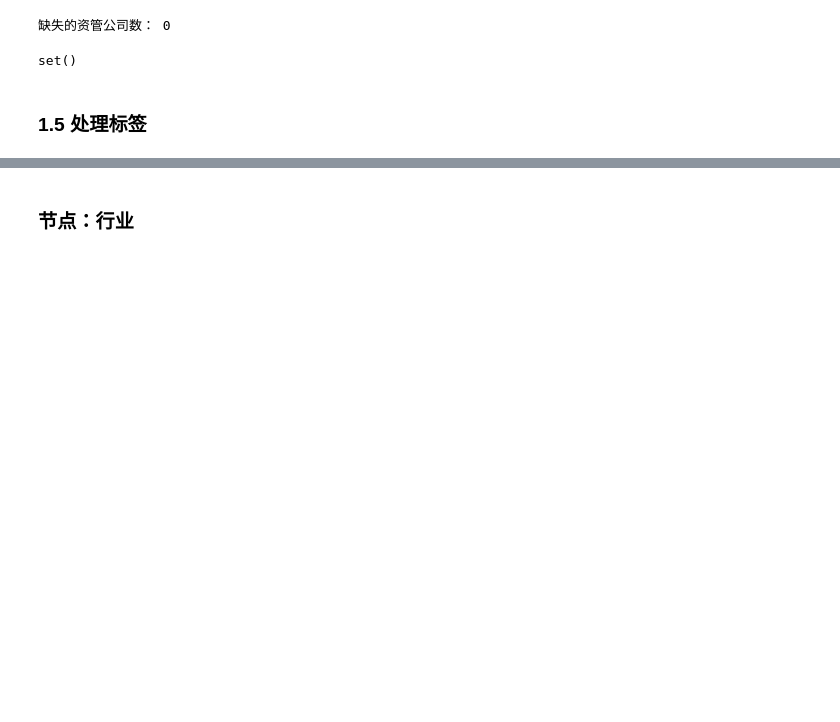
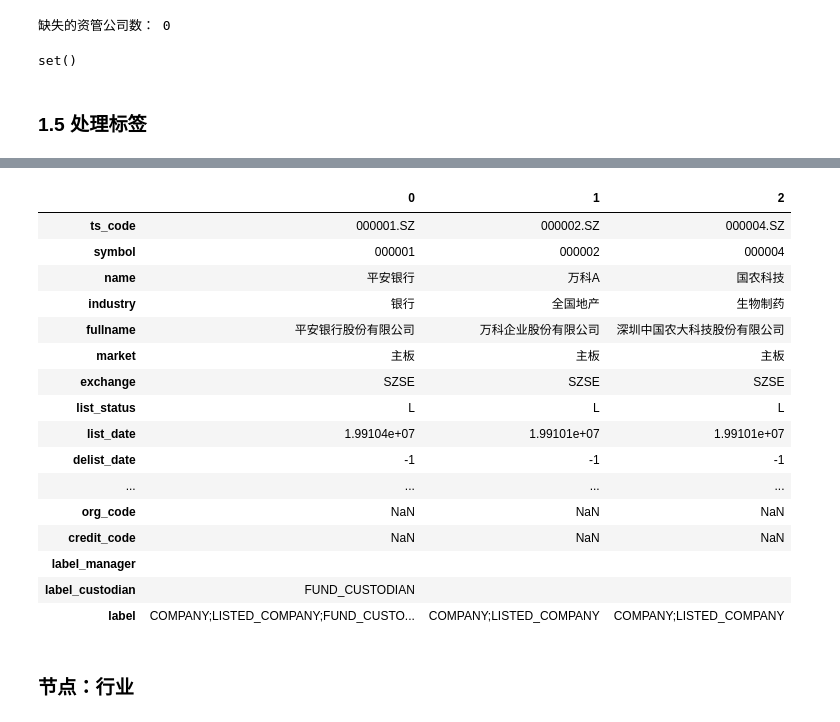
Before and after one commit to kevin-meng/financial_stock_knowledge_graph, a Jupyter notebook: scr/5.update-graph-get-data.ipynb, the cells around one changed output, grey strips where cells are left out. Saved outputs shown, nothing was run; the diff lists cells and outputs as text; code cells hidden in the pictures; blank space fills up the shorter version.

```diff
--- a/scr/5.update-graph-get-data.ipynb
+++ b/scr/5.update-graph-get-data.ipynb
@@ -233,6 +235,26 @@ A value is trying to be set on a copy of a slice from a DataFrame
 
 See the caveats in the documentation: http://pandas.pydata.org/pandas-docs/stable/indexing.html#indexing-view-versus-copy
   after removing the cwd from sys.path.
+# %%
+node_companies.head(3).T
+# %% [output]
+|  | 0 | 1 | 2 |
+| ts_code | 000001.SZ | 000002.SZ | 000004.SZ |
+| symbol | 000001 | 000002 | 000004 |
+| name | 平安银行 | 万科A | 国农科技 |
+| industry | 银行 | 全国地产 | 生物制药 |
+| fullname | 平安银行股份有限公司 | 万科企业股份有限公司 | 深圳中国农大科技股份有限公司 |
+| market | 主板 | 主板 | 主板 |
+| exchange | SZSE | SZSE | SZSE |
+| list_status | L | L | L |
+| list_date | 1.99104e+07 | 1.99101e+07 | 1.99101e+07 |
+| delist_date | -1 | -1 | -1 |
+| ... | ... | ... | ... |
+| org_code | NaN | NaN | NaN |
+| credit_code | NaN | NaN | NaN |
+| label_manager |  |  |  |
+| label_custodian | FUND_CUSTODIAN |  |  |
+| label | COMPANY;LISTED_COMPANY;FUND_CUSTO... | COMPANY;LISTED_COMPANY | COMPANY;LISTED_COMPANY |
 # %% [markdown]
 ### 节点：行业
 # %%
```
Also changed, not shown: parts of 18 cells of this notebook, 5 other files.
